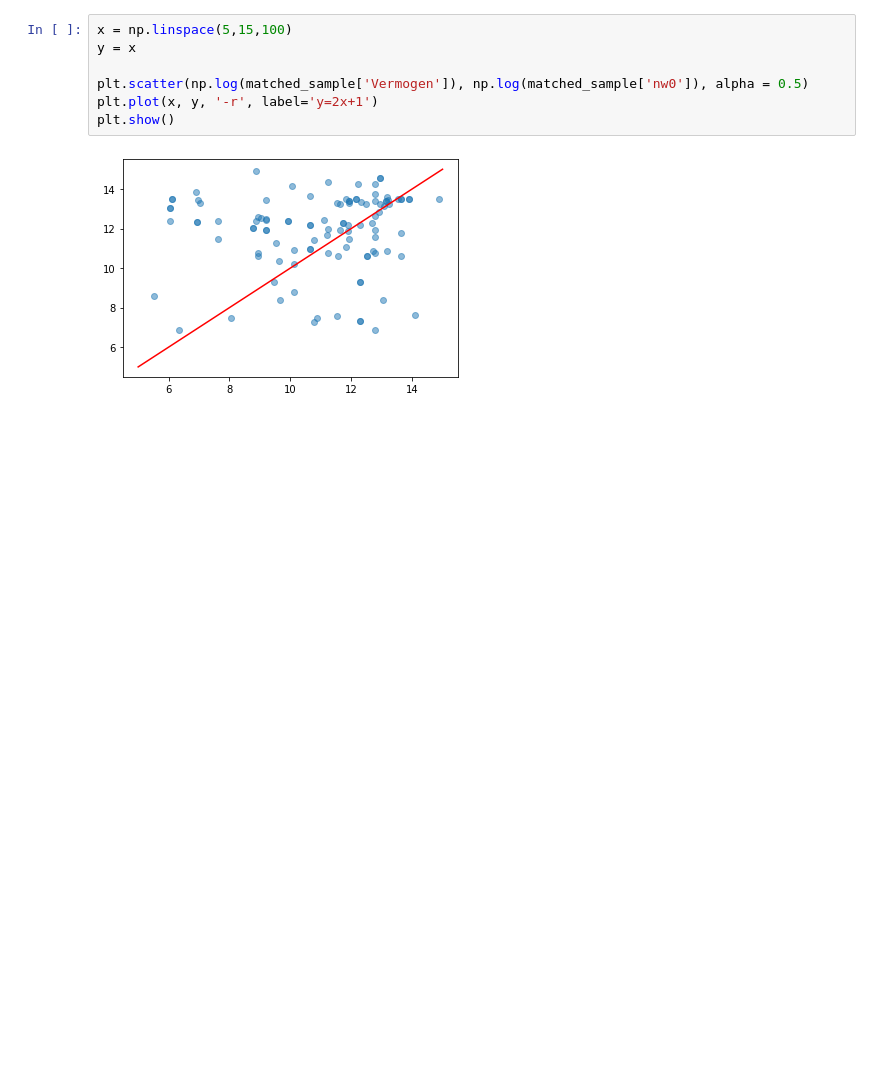
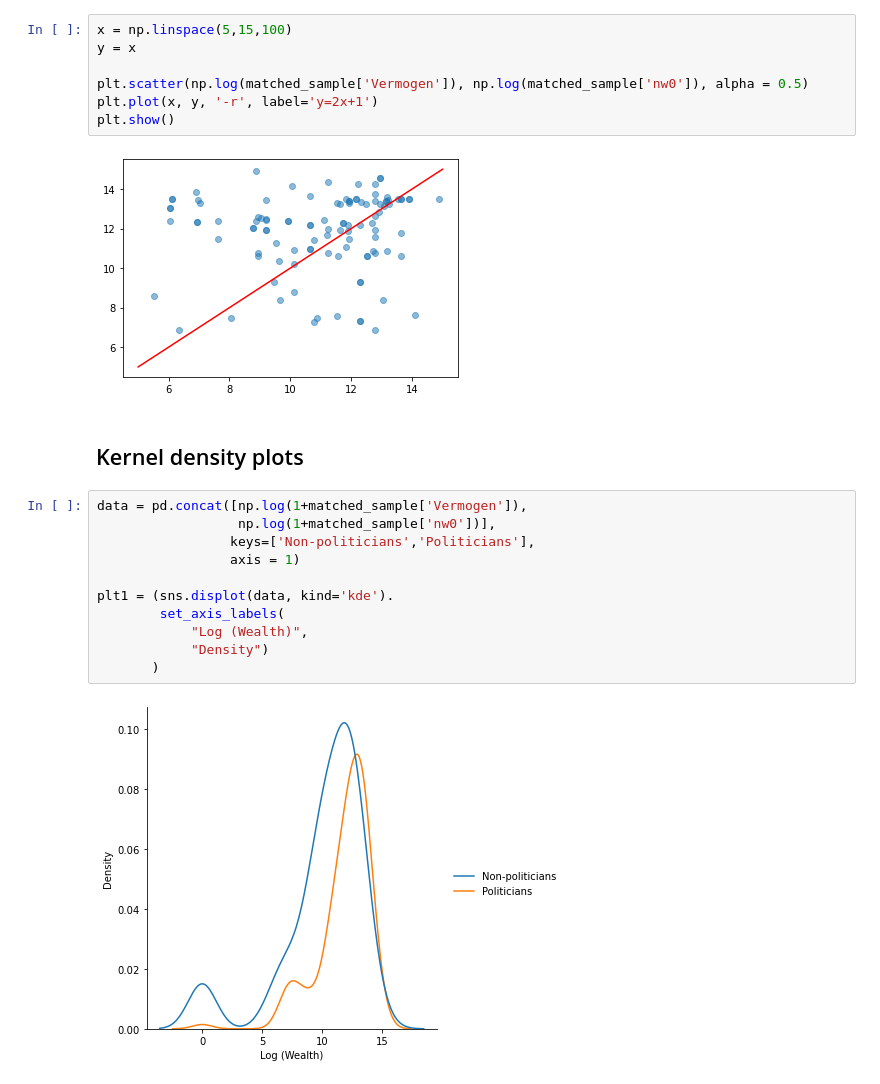
Before and after one commit to basm92/Polrents, a Jupyter notebook: Code/matched_sample_analysis.ipynb, the cells around one changed output. Saved outputs shown, nothing was run; the diff lists cells and outputs as text; blank space fills up the shorter version.

Commit message:
Complete matching unmatched, add descriptives matched

```diff
--- a/Code/matched_sample_analysis.ipynb
+++ b/Code/matched_sample_analysis.ipynb
@@ -38,3 +40,18 @@ plt.plot(x, y, '-r', label='y=2x+1')
 plt.show()
 # %% [output]
 [figure]
+# %% [markdown]
+## Kernel density plots
+# %%
+data = pd.concat([np.log(1+matched_sample['Vermogen']),
+                  np.log(1+matched_sample['nw0'])],
+                 keys=['Non-politicians','Politicians'],
+                 axis = 1)
+
+plt1 = (sns.displot(data, kind='kde').
+        set_axis_labels(
+            "Log (Wealth)",
+            "Density")
+       )
+# %% [output]
+[figure, added]
```
Also changed, not shown: parts of 4 cells of this notebook, 1 other file.
